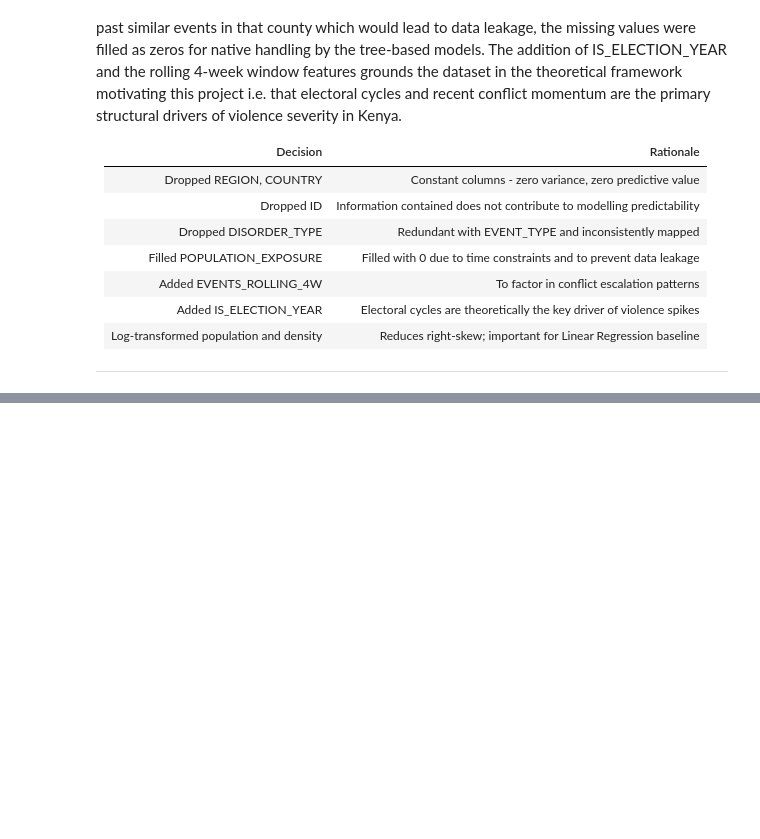
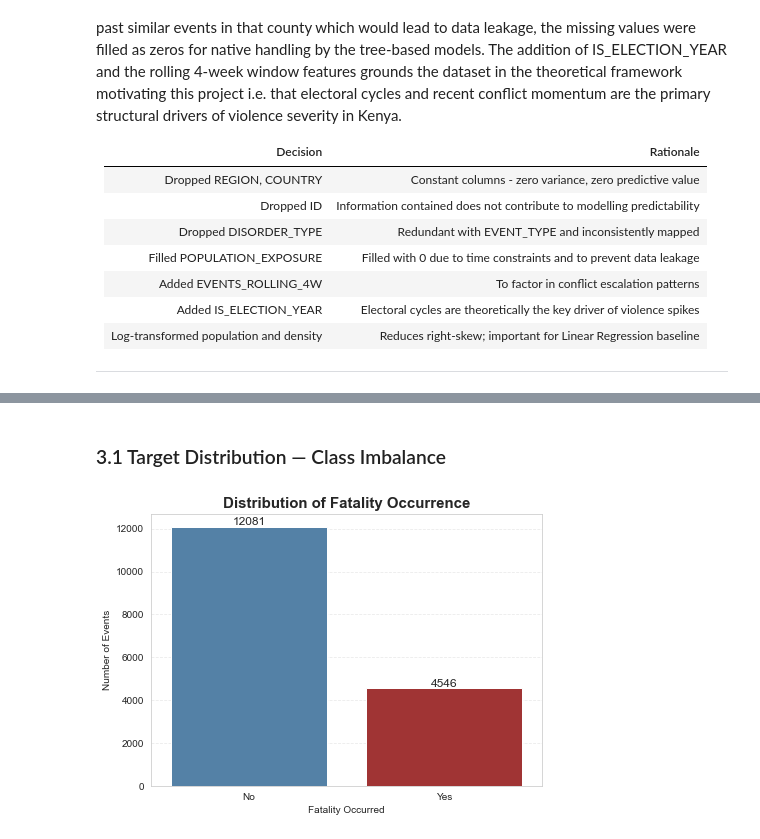
Before and after one commit to KimutaiHub/kenya-political-violence-risk-prediction, a Jupyter notebook: master_notebook.ipynb, the cells around one changed output, grey strips where cells are left out. Saved outputs shown, nothing was run; the diff lists cells and outputs as text; code cells hidden in the pictures; blank space fills up the shorter version.

```diff
--- a/master_notebook.ipynb
+++ b/master_notebook.ipynb
@@ -819,0 +851,28 @@ The most consequential decision was the treatment of POPULATION_EXPOSURE: rather
+# %% [markdown]
+### 3.1 Target Distribution — Class Imbalance
+# %%
+# Visualizing the target variable — FATALITIES
+
+# Create binary target
+df['Fatality_Occurred'] = df['FATALITIES'].apply(lambda x: 'Yes' if x > 0 else 'No')
+
+# Plot
+plt.figure(figsize=(7,5))
+ax = sns.countplot(data=df, x='Fatality_Occurred',
+                   palette=['steelblue', 'firebrick'])
+
+# Add counts on top of bars
+for p in ax.patches:
+    ax.annotate(f'{int(p.get_height())}',
+                (p.get_x() + p.get_width()/2., p.get_height()),
+                ha='center', va='bottom',
+                fontsize=12)
+
+plt.title('Distribution of Fatality Occurrence', fontsize=15, weight='bold')
+plt.xlabel('Fatality Occurred')
+plt.ylabel('Number of Events')
+plt.grid(axis='y', linestyle='--', alpha=0.4)
+
+plt.show()
+# %% [output]
+[figure, added]
```
Also changed, not shown: parts of 15 cells of this notebook.
